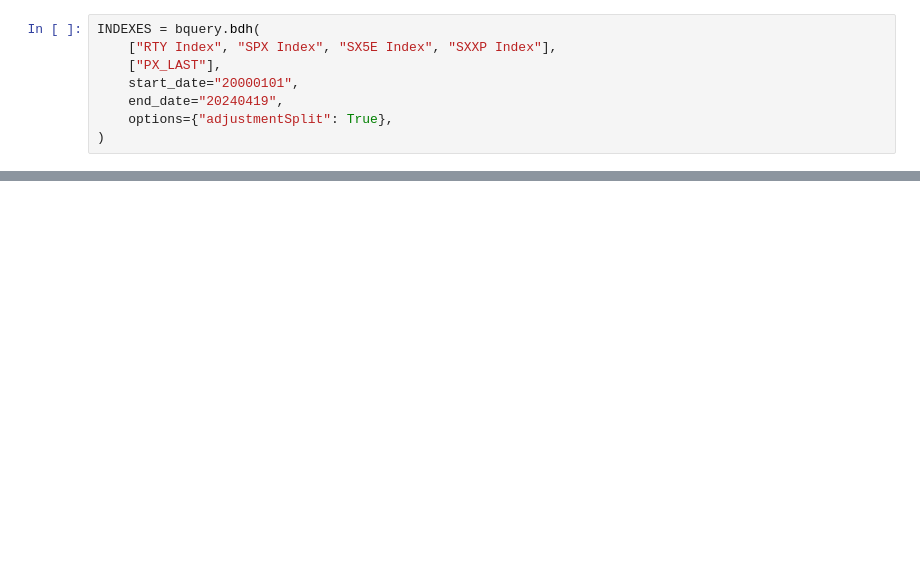
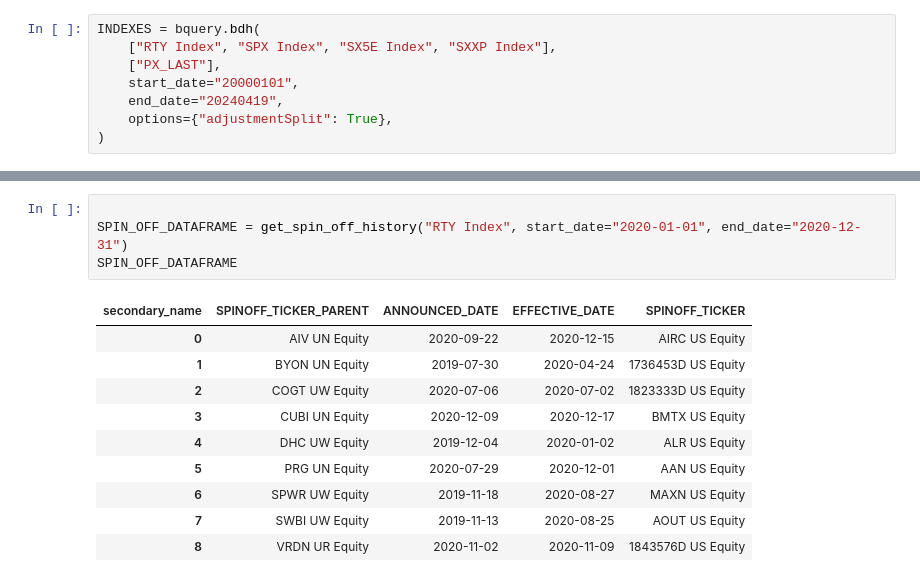
Before and after one commit to BaptisteZloch/Stock-Performance-Spin-off-Subsidiaries-Parents-ETF, a Jupyter notebook: src/using_blpapi.ipynb, the cells around one changed output, grey strips where cells are left out. Saved outputs shown, nothing was run; the diff lists cells and outputs as text; blank space fills up the shorter version.

```diff
--- a/src/using_blpapi.ipynb
+++ b/src/using_blpapi.ipynb
@@ -195,0 +88,15 @@ Name: secondary_name, dtype: int64
+# %%
+
+SPIN_OFF_DATAFRAME = get_spin_off_history("RTY Index", start_date="2020-01-01", end_date="2020-12-31")
+SPIN_OFF_DATAFRAME
+# %% [output]
+| secondary_name | SPINOFF_TICKER_PARENT | ANNOUNCED_DATE | EFFECTIVE_DATE | SPINOFF_TICKER |
+| 0 | AIV UN Equity | 2020-09-22 | 2020-12-15 | AIRC US Equity |
+| 1 | BYON UN Equity | 2019-07-30 | 2020-04-24 | 1736453D US Equity |
+| 2 | COGT UW Equity | 2020-07-06 | 2020-07-02 | 1823333D US Equity |
+| 3 | CUBI UN Equity | 2020-12-09 | 2020-12-17 | BMTX US Equity |
+| 4 | DHC UW Equity | 2019-12-04 | 2020-01-02 | ALR US Equity |
+| 5 | PRG UN Equity | 2020-07-29 | 2020-12-01 | AAN US Equity |
+| 6 | SPWR UW Equity | 2019-11-18 | 2020-08-27 | MAXN US Equity |
+| 7 | SWBI UW Equity | 2019-11-13 | 2020-08-25 | AOUT US Equity |
+| 8 | VRDN UR Equity | 2020-11-02 | 2020-11-09 | 1843576D US Equity |
```
Also changed, not shown: parts of 23 cells of this notebook, 17 other files.
